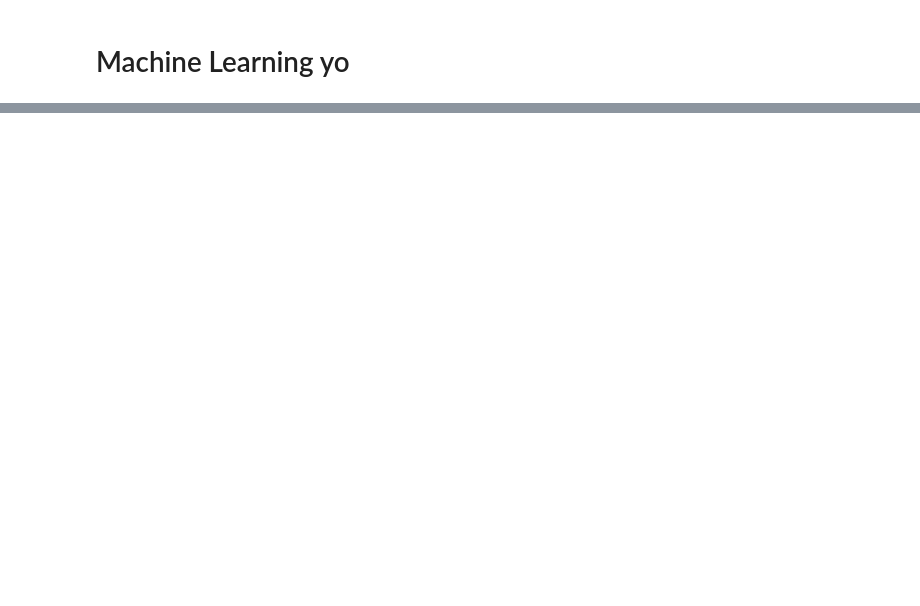
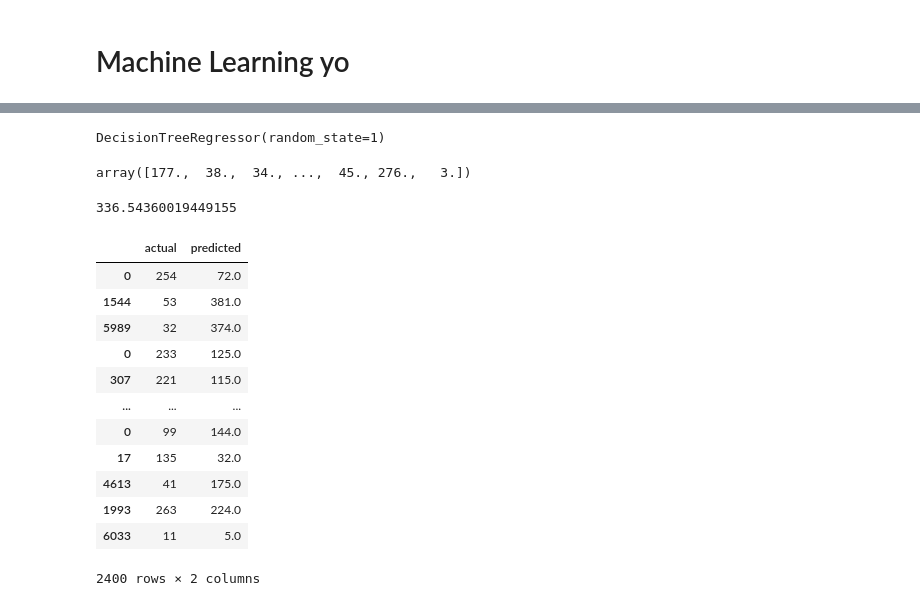
Before and after one commit to quicksilverri/fanfic-popularuty-prediction, a Jupyter notebook: fanfic_popularity_predictor.ipynb, the cells around one changed output, grey strips where cells are left out. Cells and saved outputs as stored; diff of their text form; code cells hidden in the pictures; blank space fills up the shorter version.

Commit message:
this model is bad but at least i tried

```diff
--- a/fanfic_popularity_predictor.ipynb
+++ b/fanfic_popularity_predictor.ipynb
@@ -337,0 +307,36 @@ df_test.shape
+# %%
+fanfic_model = DecisionTreeRegressor(random_state=1)
+# %%
+fanfic_model.fit(train_X, train_y)
+# %% [output]
+DecisionTreeRegressor(random_state=1)
+# %%
+val_predictions = fanfic_model.predict(val_X)
+# %%
+val_predictions
+# %% [output]
+array([177.,  38.,  34., ...,  45., 276.,   3.])
+# %%
+mean_absolute_error(val_y, val_predictions)
+# %% [output]
+336.54360019449155
+# %%
+y_comparison = pd.DataFrame()
+y_comparison['actual'] = val_y
+y_comparison['predicted'] = val_predictions
+# %%
+y_comparison
+# %% [output]
+|  | actual | predicted |
+| 0 | 254 | 72.0 |
+| 1544 | 53 | 381.0 |
+| 5989 | 32 | 374.0 |
+| 0 | 233 | 125.0 |
+| 307 | 221 | 115.0 |
+| ... | ... | ... |
+| 0 | 99 | 144.0 |
+| 17 | 135 | 32.0 |
+| 4613 | 41 | 175.0 |
+| 1993 | 263 | 224.0 |
+| 6033 | 11 | 5.0 |
+2400 rows × 2 columns
```
Also changed, not shown: parts of 29 cells of this notebook.
